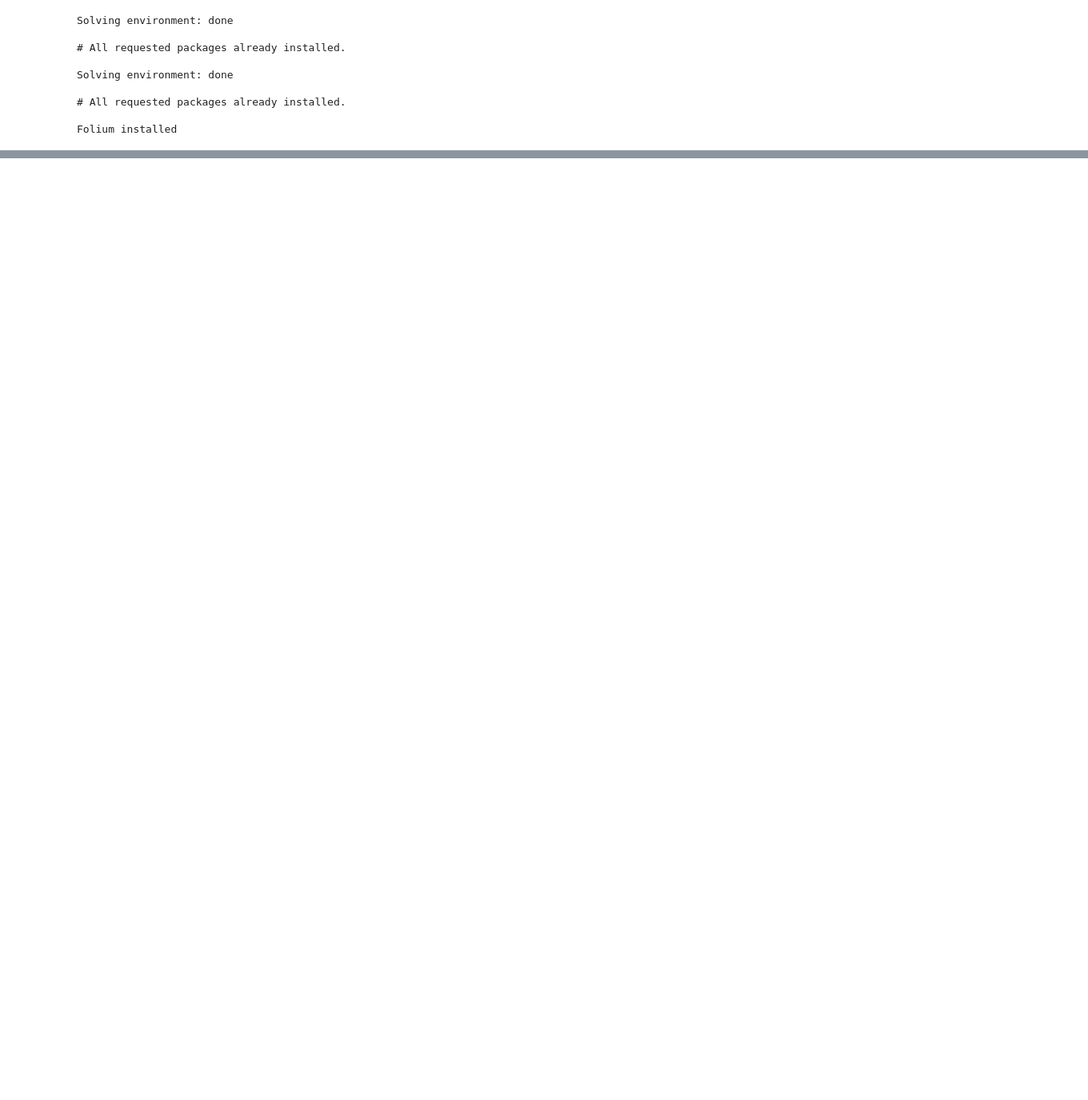
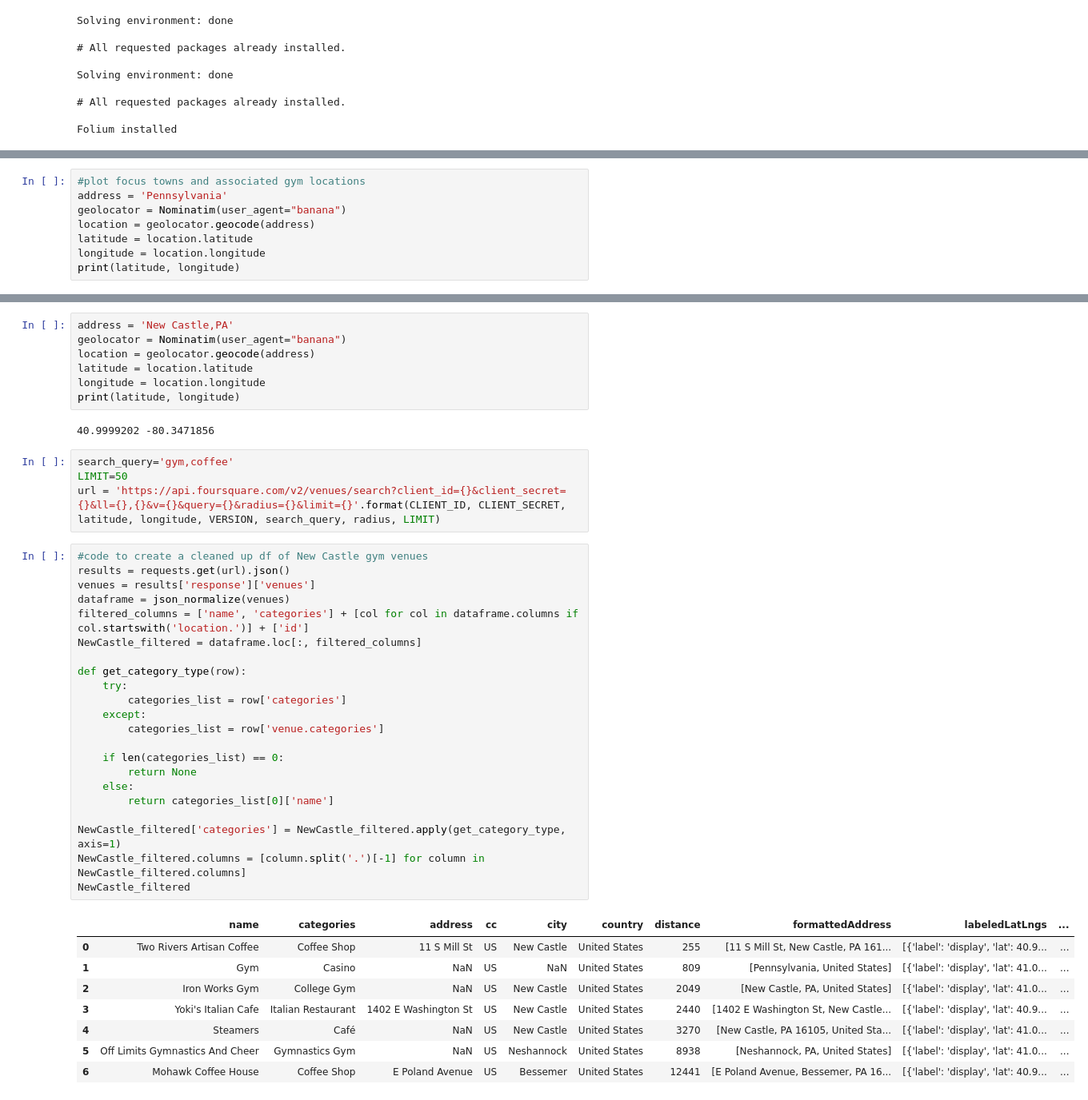
Before and after one commit to mplatt7/Coursera_Capstone, a Jupyter notebook: Battle of the Neighborhoods - MP.ipynb, the cells around one changed output, grey strips where cells are left out. Shown at 80% size. Saved outputs shown, nothing was run; the diff lists cells and outputs as text; blank space fills up the shorter version.

```diff
--- a/Battle of the Neighborhoods - MP.ipynb
+++ b/Battle of the Neighborhoods - MP.ipynb
@@ -135,0 +408,8 @@ gym_map
+# %%
+#plot focus towns and associated gym locations
+address = 'Pennsylvania'
+geolocator = Nominatim(user_agent="banana")
+location = geolocator.geocode(address)
+latitude = location.latitude
+longitude = location.longitude
+print(latitude, longitude)
@@ -135,0 +520,44 @@ gym_map
+# %%
+address = 'New Castle,PA'
+geolocator = Nominatim(user_agent="banana")
+location = geolocator.geocode(address)
+latitude = location.latitude
+longitude = location.longitude
+print(latitude, longitude)
+# %% [output]
+40.9999202 -80.3471856
+# %%
+search_query='gym,coffee'
+LIMIT=50
+url = 'https://api.foursquare.com/v2/venues/search?client_id={}&client_secret={}&ll={},{}&v={}&query={}&radius={}&limit={}'.format(CLIENT_ID, CLIENT_SECRET, latitude, longitude, VERSION, search_query, radius, LIMIT)
+# %%
+#code to create a cleaned up df of New Castle gym venues
+results = requests.get(url).json()
+venues = results['response']['venues']
+dataframe = json_normalize(venues)
+filtered_columns = ['name', 'categories'] + [col for col in dataframe.columns if col.startswith('location.')] + ['id']
+NewCastle_filtered = dataframe.loc[:, filtered_columns]
+
+def get_category_type(row):
+    try:
+        categories_list = row['categories']
+    except:
+        categories_list = row['venue.categories']
+
+    if len(categories_list) == 0:
+        return None
+    else:
+        return categories_list[0]['name']
+
+NewCastle_filtered['categories'] = NewCastle_filtered.apply(get_category_type, axis=1)
+NewCastle_filtered.columns = [column.split('.')[-1] for column in NewCastle_filtered.columns]
+NewCastle_filtered
+# %% [output]
+|  | name | categories | address | cc | city | country | distance | formattedAddress | labeledLatLngs | ... |
+| 0 | Two Rivers Artisan Coffee | Coffee Shop | 11 S Mill St | US | New Castle | United States | 255 | [11 S Mill St, New Castle, PA 161... | [{'label': 'display', 'lat': 40.9... | ... |
+| 1 | Gym | Casino | NaN | US | NaN | United States | 809 | [Pennsylvania, United States] | [{'label': 'display', 'lat': 41.0... | ... |
+| 2 | Iron Works Gym | College Gym | NaN | US | New Castle | United States | 2049 | [New Castle, PA, United States] | [{'label': 'display', 'lat': 41.0... | ... |
+| 3 | Yoki's Italian Cafe | Italian Restaurant | 1402 E Washington St | US | New Castle | United States | 2440 | [1402 E Washington St, New Castle... | [{'label': 'display', 'lat': 40.9... | ... |
+| 4 | Steamers | Café | NaN | US | New Castle | United States | 3270 | [New Castle, PA 16105, United Sta... | [{'label': 'display', 'lat': 41.0... | ... |
+| 5 | Off Limits Gymnastics And Cheer | Gymnastics Gym | NaN | US | Neshannock | United States | 8938 | [Neshannock, PA, United States] | [{'label': 'display', 'lat': 41.0... | ... |
+| 6 | Mohawk Coffee House | Coffee Shop | E Poland Avenue | US | Bessemer | United States | 12441 | [E Poland Avenue, Bessemer, PA 16... | [{'label': 'display', 'lat': 40.9... | ... |
```
Also changed, not shown: parts of 37 cells of this notebook.
